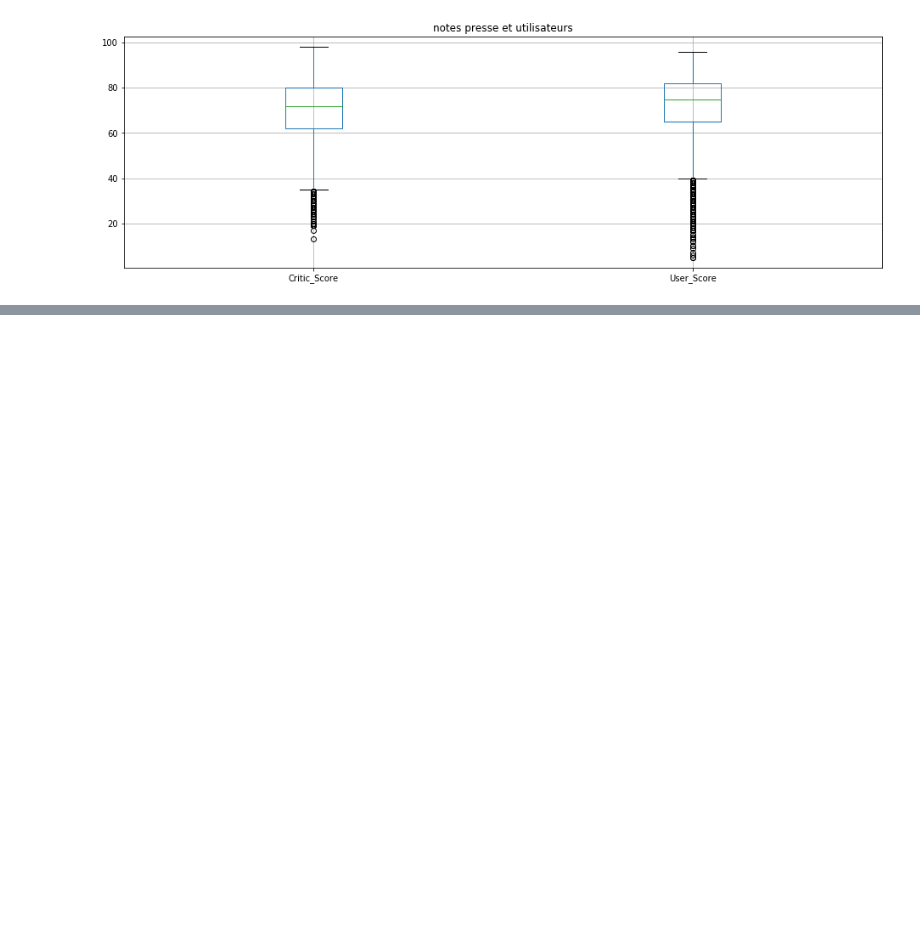
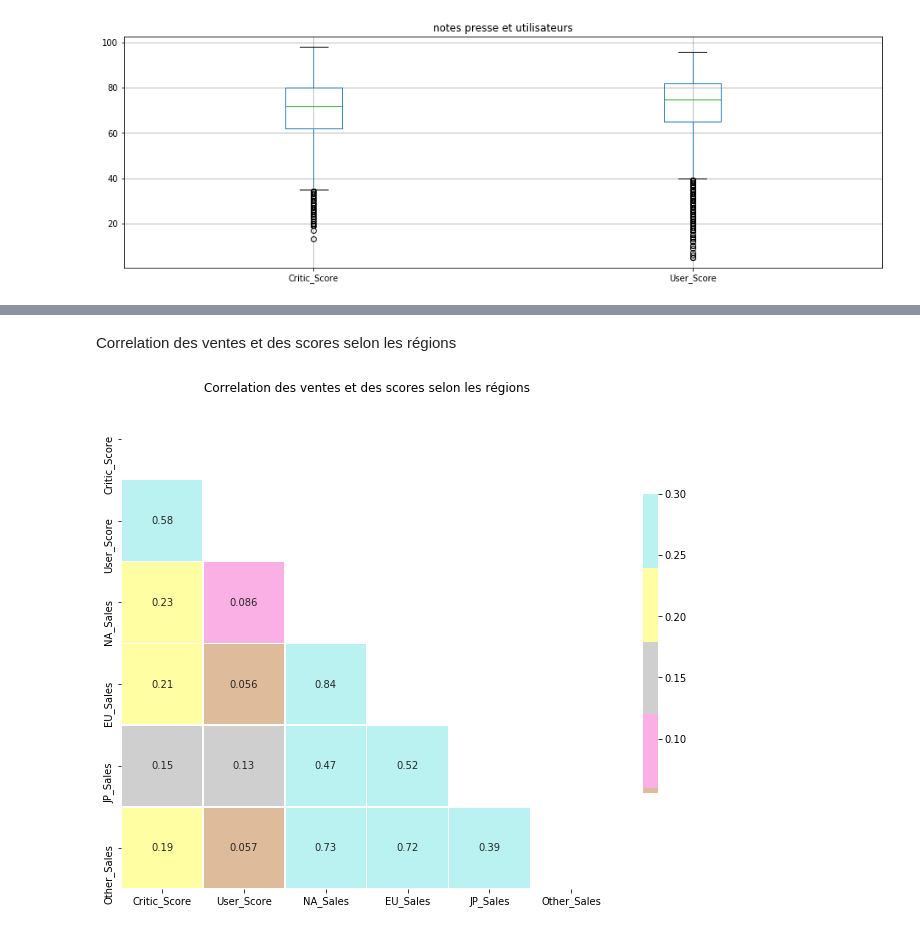
Before and after one commit to Shhhpoulpe/cours-de-python, a Jupyter notebook: Machine Learning/vente_jeux.ipynb, the cells around one changed output, grey strips where cells are left out. Cells and saved outputs as stored; diff of their text form; code cells hidden in the pictures; blank space fills up the shorter version.

```diff
--- a/Machine Learning/vente_jeux.ipynb
+++ b/Machine Learning/vente_jeux.ipynb
@@ -244,0 +175,9 @@ LinearRegression(copy_X=True, fit_intercept=True, n_jobs=None, normalize=False)
+# %%
+correlation = pd.DataFrame()
+correlation['Critic_Score'] = ventes.Critic_Score
+correlation['User_Score'] = ventes.User_Score*10
+correlation['NA_Sales'] = ventes.NA_Sales
+correlation['EU_Sales'] = ventes.EU_Sales
+correlation['JP_Sales'] = ventes.JP_Sales
+correlation['Other_Sales'] = ventes.Other_Sales
+correlation.head()
@@ -244,0 +191,15 @@ LinearRegression(copy_X=True, fit_intercept=True, n_jobs=None, normalize=False)
+# %% [markdown]
+Correlation des ventes et des scores selon les régions
+# %%
+corr=correlation.corr()
+corr_map=sea.color_palette("pastel")
+mask = np.zeros_like(corr, dtype=np.bool)
+mask[np.triu_indices_from(mask)] = True
+
+f, ax = plt.subplots(figsize=(11, 11))
+sea.heatmap(corr, mask=mask, cmap=corr_map, vmax=.3, center=0,annot = True,
+            square=True, linewidths=.5, cbar_kws={"shrink": .5})
+plt.title("Correlation des ventes et des scores selon les régions")
+plt.show()
+# %% [output]
+[figure, added]
```
Also changed, not shown: parts of 12 cells of this notebook.
